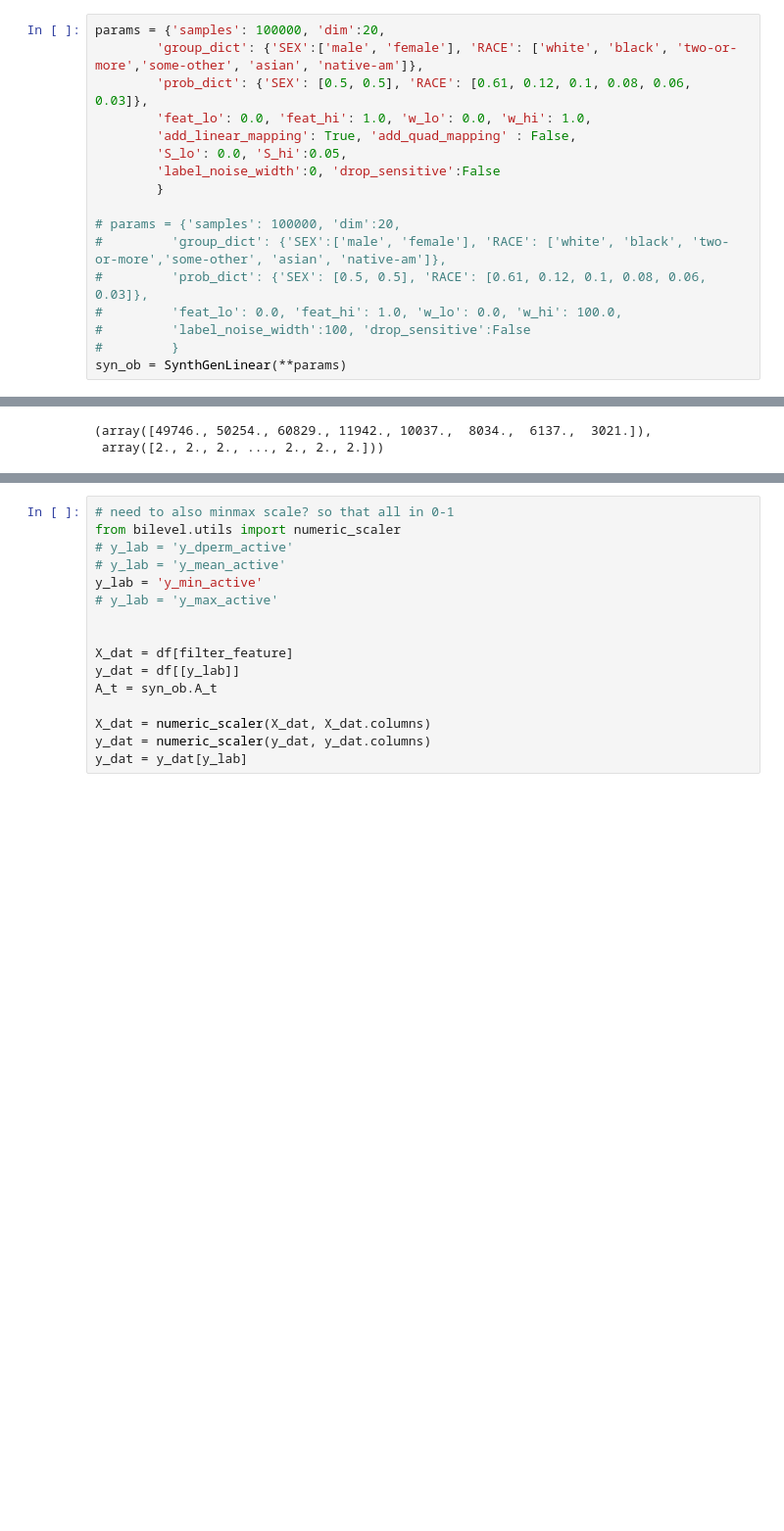
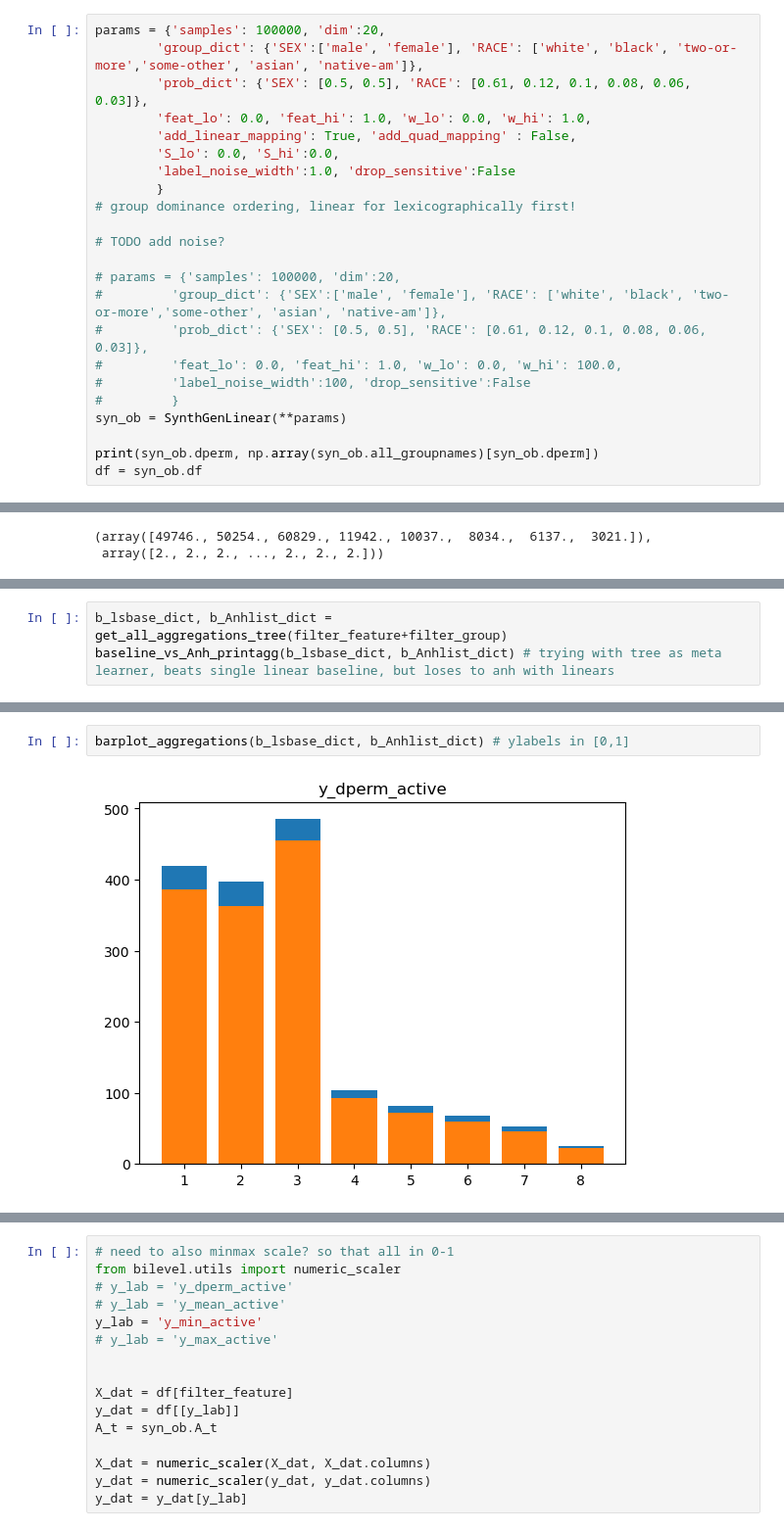
Before and after one commit to krishnacharya/multidecomp, a Jupyter notebook: synthetic_diffgroups/1synthgroupdiff.ipynb, the cells around one changed output, grey strips where cells are left out. Shown at 98% size. Drawn from its saved outputs; the diff is of its cells as text; blank space fills up the shorter version.

Commit message:
Anh big gap baseline, adds group features to synth dataframe

```diff
--- a/synthetic_diffgroups/1synthgroupdiff.ipynb
+++ b/synthetic_diffgroups/1synthgroupdiff.ipynb
@@ -22,9 +22,12 @@ params = {'samples': 100000, 'dim':20,
         'prob_dict': {'SEX': [0.5, 0.5], 'RACE': [0.61, 0.12, 0.1, 0.08, 0.06, 0.03]},
         'feat_lo': 0.0, 'feat_hi': 1.0, 'w_lo': 0.0, 'w_hi': 1.0,
         'add_linear_mapping': True, 'add_quad_mapping' : False,
-        'S_lo': 0.0, 'S_hi':0.05,
-        'label_noise_width':0, 'drop_sensitive':False
+        'S_lo': 0.0, 'S_hi':0.0,
+        'label_noise_width':1.0, 'drop_sensitive':False
         }
+# group dominance ordering, linear for lexicographically first!
+
+# TODO add noise?
 
 # params = {'samples': 100000, 'dim':20,
 #         'group_dict': {'SEX':['male', 'female'], 'RACE': ['white', 'black', 'two-or-more','some-other', 'asian', 'native-am']},
@@ -33,3 +36,6 @@ params = {'samples': 100000, 'dim':20,
 #         'label_noise_width':100, 'drop_sensitive':False
 #         }
 syn_ob = SynthGenLinear(**params)
+
+print(syn_ob.dperm, np.array(syn_ob.all_groupnames)[syn_ob.dperm])
+df = syn_ob.df
@@ -315,0 +432,3 @@ from bilevel.build_all_models import *
+# %%
+b_lsbase_dict, b_Anhlist_dict = get_all_aggregations_tree(filter_feature+filter_group)
+baseline_vs_Anh_printagg(b_lsbase_dict, b_Anhlist_dict) # trying with tree as meta learner, beats single linear baseline, but loses to anh with linears
@@ -315,0 +492,4 @@ from bilevel.build_all_models import *
+# %%
+barplot_aggregations(b_lsbase_dict, b_Anhlist_dict) # ylabels in [0,1]
+# %% [output]
+[figure, added]
```
Also changed, not shown: parts of 47 cells of this notebook, 8 other files.
